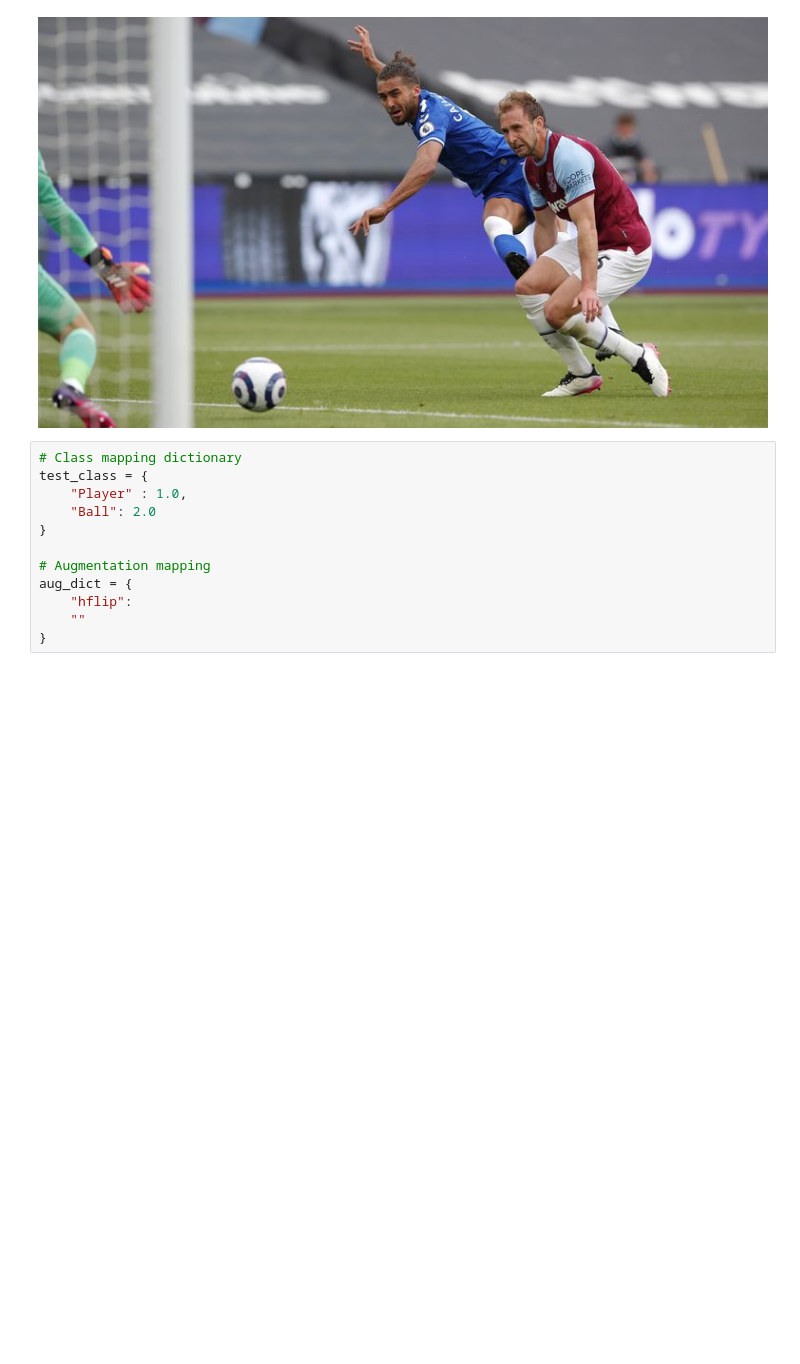
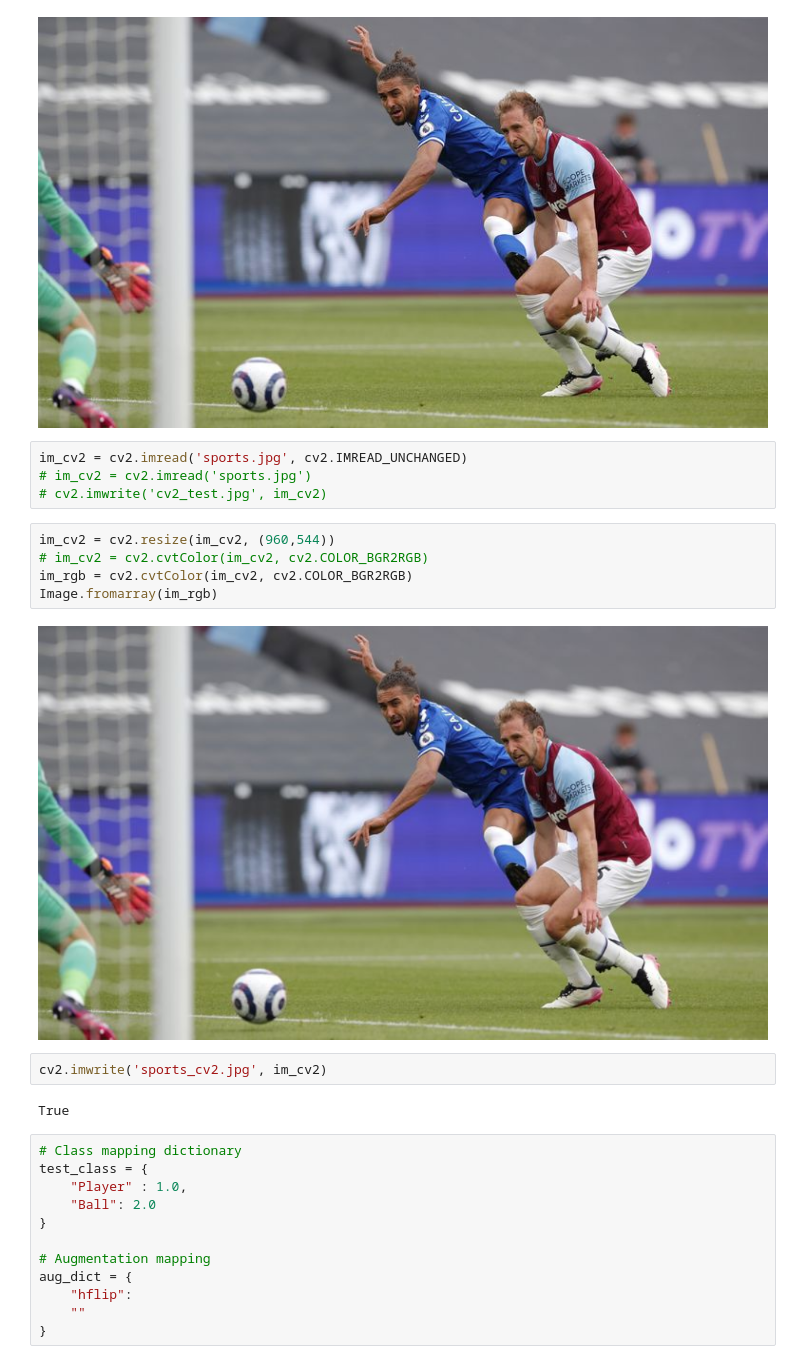
Before and after one commit to hackassin/PyTorch-For-Kiiti-Object-Detection, a Jupyter notebook: data_aug_preprocess.ipynb, the cells around one changed output. Drawn from its saved outputs; the diff is of its cells as text; blank space fills up the shorter version.

Commit message:
added img_bbox resize code

```diff
--- a/data_aug_preprocess.ipynb
+++ b/data_aug_preprocess.ipynb
@@ -168,6 +207,21 @@ image = Image.open('sports.jpg')
 image
 # %% [output]
 [figure]
+# %%
+im_cv2 = cv2.imread('sports.jpg', cv2.IMREAD_UNCHANGED)
+# im_cv2 = cv2.imread('sports.jpg')
+# cv2.imwrite('cv2_test.jpg', im_cv2)
+# %%
+im_cv2 = cv2.resize(im_cv2, (960,544))
+# im_cv2 = cv2.cvtColor(im_cv2, cv2.COLOR_BGR2RGB)
+im_rgb = cv2.cvtColor(im_cv2, cv2.COLOR_BGR2RGB)
+Image.fromarray(im_rgb)
+# %% [output]
+[figure, added]
+# %%
+cv2.imwrite('sports_cv2.jpg', im_cv2)
+# %% [output]
+True
 # %%
 # Class mapping dictionary
 test_class = {
```
Also changed, not shown: parts of 4 cells of this notebook.
